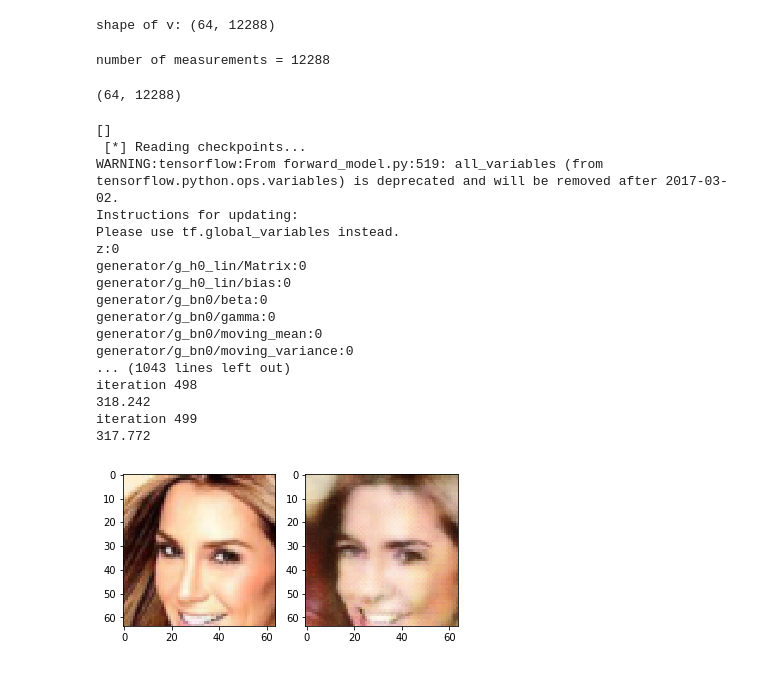
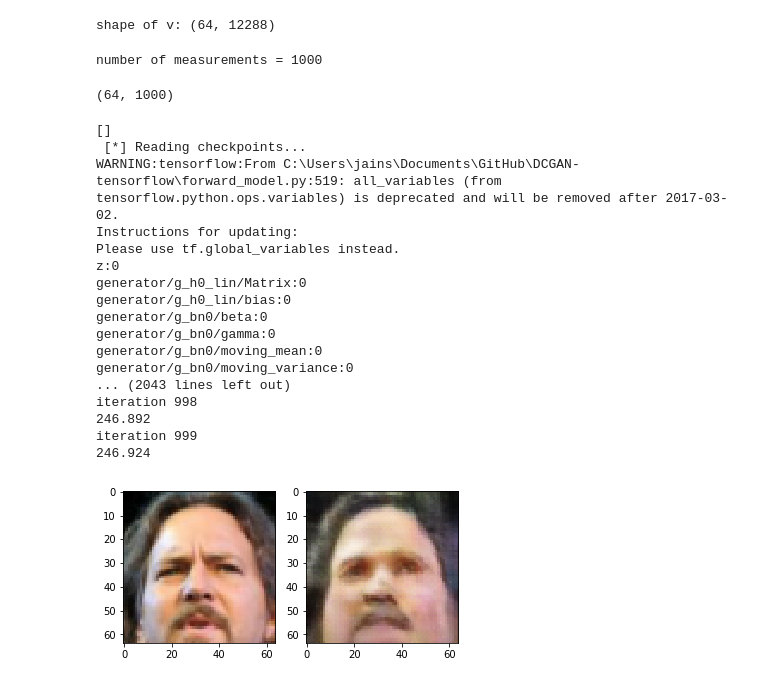
Before and after one commit to shloak/DCGAN-tensorflow, a Jupyter notebook: train_z.ipynb, the cells around one changed output. Saved outputs shown, nothing was run; the diff lists cells and outputs as text; code cells hidden in the pictures.

```diff
--- a/train_z.ipynb
+++ b/train_z.ipynb
@@ -80,17 +80,17 @@ n = v.shape[1]
 shape of v: (64, 12288)
 # %%
 # this is compressed sensing setting
-# m = 1000
-# A = np.random.randn(n, m).astype('float32')
-# A = A / np.sqrt( np.sum( A**2, axis = 1 ) )[:,None]
-# y = np.dot(v, A)
+m = 1000
+A = np.random.randn(n, m).astype('float32')
+A = A / np.sqrt( np.sum( A**2, axis = 1 ) )[:,None]
+y = np.dot(v, A)
 
 # this is full image included setting
-m = n
+# m = n
 print('number of measurements = {}'.format(m))
-y = v
+# y = v
 # %% [output]
-number of measurements = 12288
+number of measurements = 1000
 # %%
 # y_placeholder = tf.placeholder(tf.float32,[None,m])
 
@@ -102,7 +102,7 @@ number of measurements = 12288
 # %%
 y.shape
 # %% [output]
-(64, 12288)
+(64, 1000)
 # %%
 #grad = tf.gradients(our_loss, dcgan.z)
 #z_0 = np.random.uniform(-0.5, 0.5, size=(64 , 100))
@@ -140,9 +140,9 @@ with tf.Session() as sess:
 
     # -----------------------------------
     # use this if we are not using A
-    our_loss = tf.reduce_mean( tf.reduce_sum( (tf.reshape(dcgan.G, [64, -1]) - y_placeholder)**2, 1))
+    # our_loss = tf.reduce_mean( tf.reduce_sum( (tf.reshape(dcgan.G, [64, -1]) - y_placeholder)**2, 1))
     # use this if we are using A
-#     our_loss = tf.reduce_mean( tf.reduce_sum( (tf.matmul(tf.reshape(dcgan.G, [64, -1]) , A) - y_placeholder)**2, 1))
+    our_loss = tf.reduce_mean( tf.reduce_sum( (tf.matmul(tf.reshape(dcgan.G, [64, -1]) , A) - y_placeholder)**2, 1))
     # -----------------------------------
 
     z_optim = tf.train.AdamOptimizer(learning_rate=0.1).minimize(our_loss, var_list=dcgan.z)
@@ -159,7 +159,7 @@ with tf.Session() as sess:
     sess.run(beta2_initializers)
 
 
-    for i in range(500): # run until error stops decreasing or reaches threshhold, then print result at that point
+    for i in range(1000): # run until error stops decreasing or reaches threshhold, then print result at that point
         print('iteration {}'.format(count))
         a, closs, b = sess.run([z_optim, our_loss, dcgan.G],feed_dict={y_placeholder: y})
         count += 1
@@ -169,7 +169,7 @@ with tf.Session() as sess:
 # %% [output]
 []
  [*] Reading checkpoints...
-WARNING:tensorflow:From forward_model.py:519: all_variables (from tensorflow.python.ops.variables) is deprecated and will be removed after 2017-03-02.
+WARNING:tensorflow:From C:\Users\jains\Documents\GitHub\DCGAN-tensorflow\forward_model.py:519: all_variables (from tensorflow.python.ops.variables) is deprecated and will be removed after 2017-03-02.
 Instructions for updating:
 Please use tf.global_variables instead.
 z:0
@@ -179,22 +179,21 @@ generator/g_bn0/beta:0
 generator/g_bn0/gamma:0
 generator/g_bn0/moving_mean:0
 generator/g_bn0/moving_variance:0
-... (1043 lines left out)
-iteration 498
-318.242
-iteration 499
-317.772
+... (2043 lines left out)
+iteration 998
+246.892
+iteration 999
+246.924
 # %%
-chosen_image = 0
+chosen_image = 19
 
 fig = plt.figure()
 
 ax1 = fig.add_subplot(121)
 ax1.imshow((sample[chosen_image]+1.0)/2)
 
 ax2 = fig.add_subplot(122)
 ax2.imshow((b[chosen_image]+1.0)/2)
-
 plt.show()
 # %% [output]
-[figure, old version]
+[figure, new version]
```
Also changed, not shown: parts of 3 cells of this notebook.
